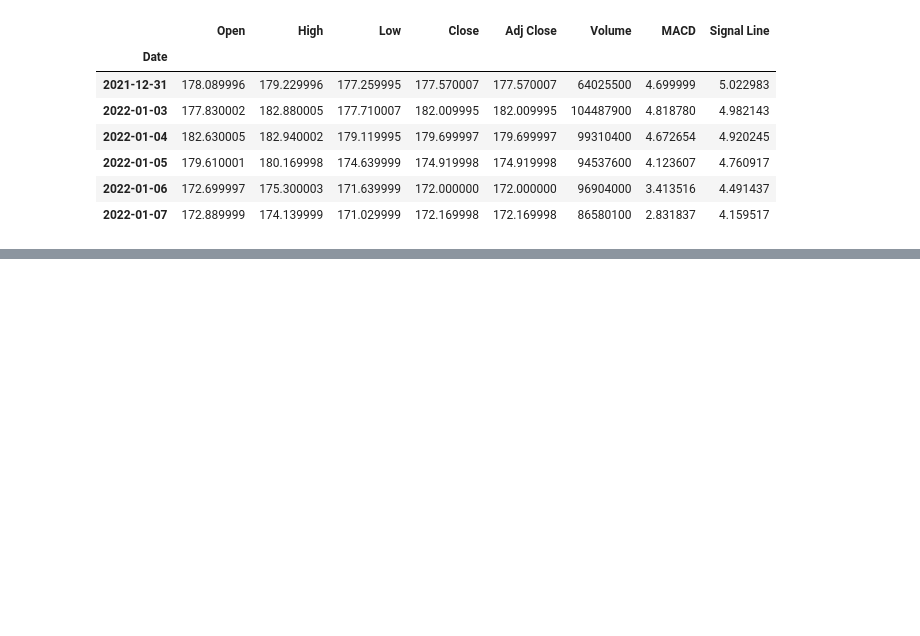
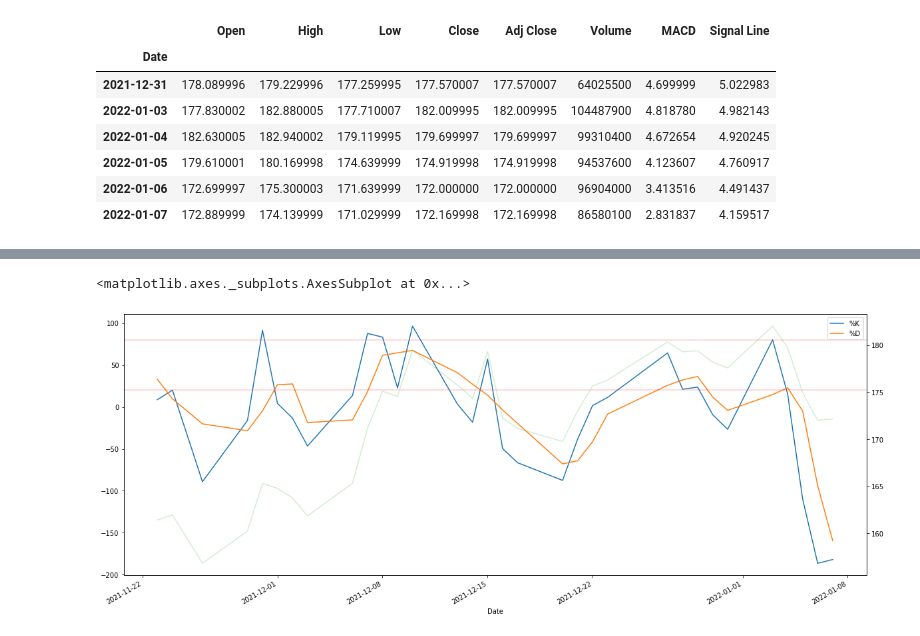
Before and after one commit to Long-Live-Lord-Voldemort/Long-Live-Lord-Voldemort, a Jupyter notebook: MACD_Stochastic_Oscillator.ipynb, the cells around one changed output, grey strips where cells are left out. Drawn from its saved outputs; the diff is of its cells as text; code cells hidden in the pictures; blank space fills up the shorter version.

```diff
--- a/MACD_Stochastic_Oscillator.ipynb
+++ b/MACD_Stochastic_Oscillator.ipynb
@@ -70,0 +71,5 @@ plt.show();
+# %%
+high14 = df['High'].rolling(14).max()
+low14 = df['Low'].rolling(14).max()
+df['%K'] = (df['Close'] - low14)*100/(high14 - low14)
+df['%D'] = df['%K'].rolling(3).mean()
@@ -70,0 +92,9 @@ plt.show();
+# %%
+fig, ax = plt.subplots(figsize=(20,8))
+df[['%K', '%D']].loc['2021-11-23':].plot(ax=ax)
+ax.axhline(80, c='r', alpha=0.2)
+ax.axhline(20, c='r', alpha=0.2)
+df['Close'].loc['2021-11-23':].plot(ax=ax, alpha=0.2, secondary_y=True)
+# %% [output]
+<matplotlib.axes._subplots.AxesSubplot at 0x...>
+[figure, added]
```
Also changed, not shown: parts of 3 cells of this notebook.
